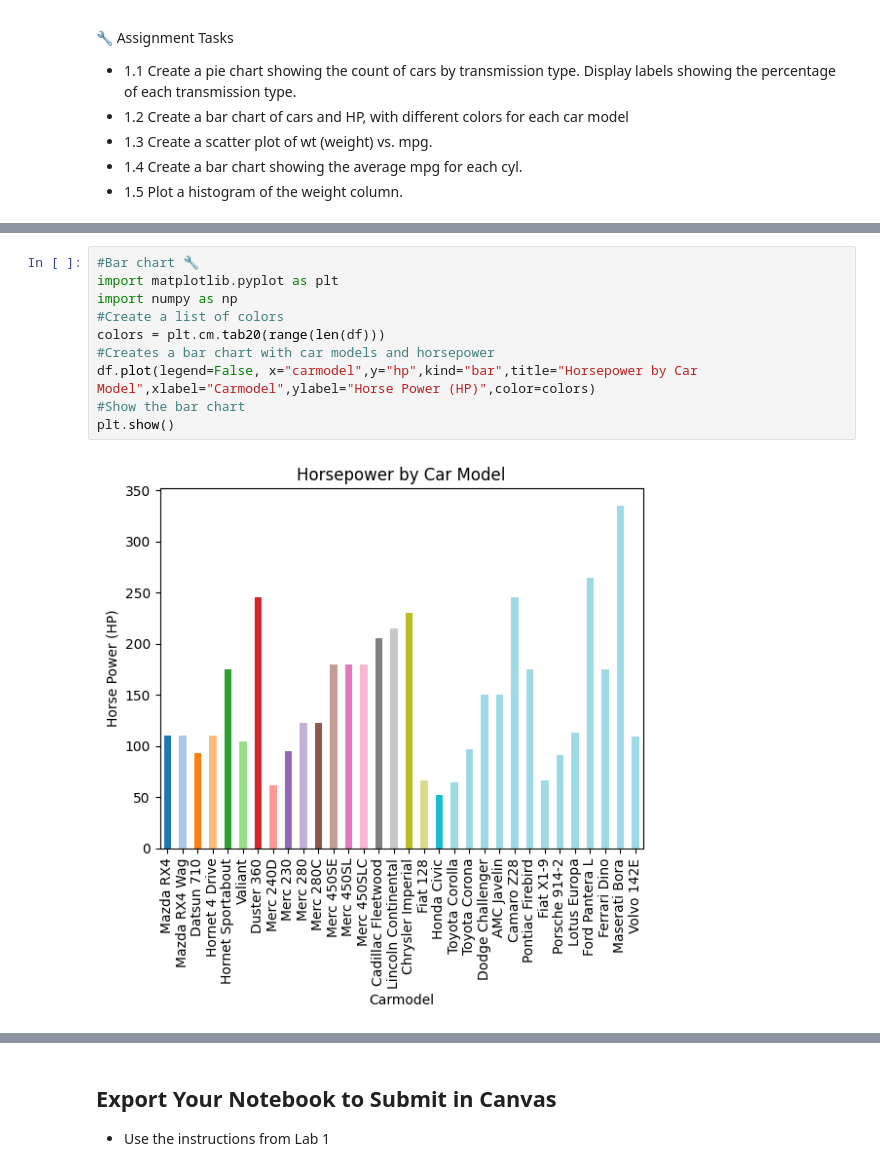
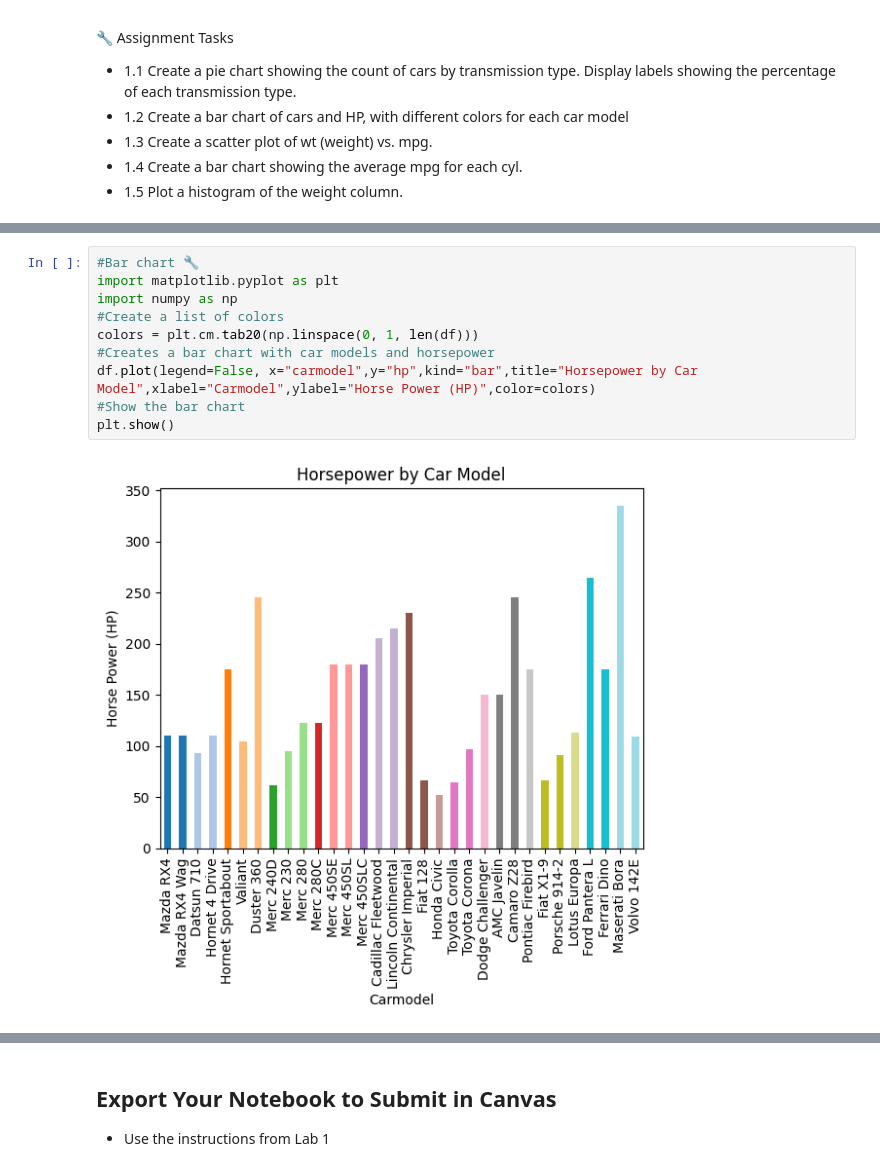
Before and after one commit to thornton330j/IS-4487, a Jupyter notebook: Labs/lab_03_visualization_intro.ipynb, the cells around one changed output, grey strips where cells are left out. Saved outputs shown, nothing was run; the diff lists cells and outputs as text.

```diff
--- a/Labs/lab_03_visualization_intro.ipynb
+++ b/Labs/lab_03_visualization_intro.ipynb
@@ -194,15 +196,15 @@ plt.show()
 # %%
 #Bar chart 🔧
 import matplotlib.pyplot as plt
 import numpy as np
 #Create a list of colors
-colors = plt.cm.tab20(range(len(df)))
+colors = plt.cm.tab20(np.linspace(0, 1, len(df)))
 #Creates a bar chart with car models and horsepower
 df.plot(legend=False, x="carmodel",y="hp",kind="bar",title="Horsepower by Car Model",xlabel="Carmodel",ylabel="Horse Power (HP)",color=colors)
 #Show the bar chart
 plt.show()
 # %% [output]
-[figure, old version]
+[figure, new version]
 # %%
 #Scatter plot 🔧
 import matplotlib.pyplot as plt
```
Also changed, not shown: parts of 7 cells of this notebook.
